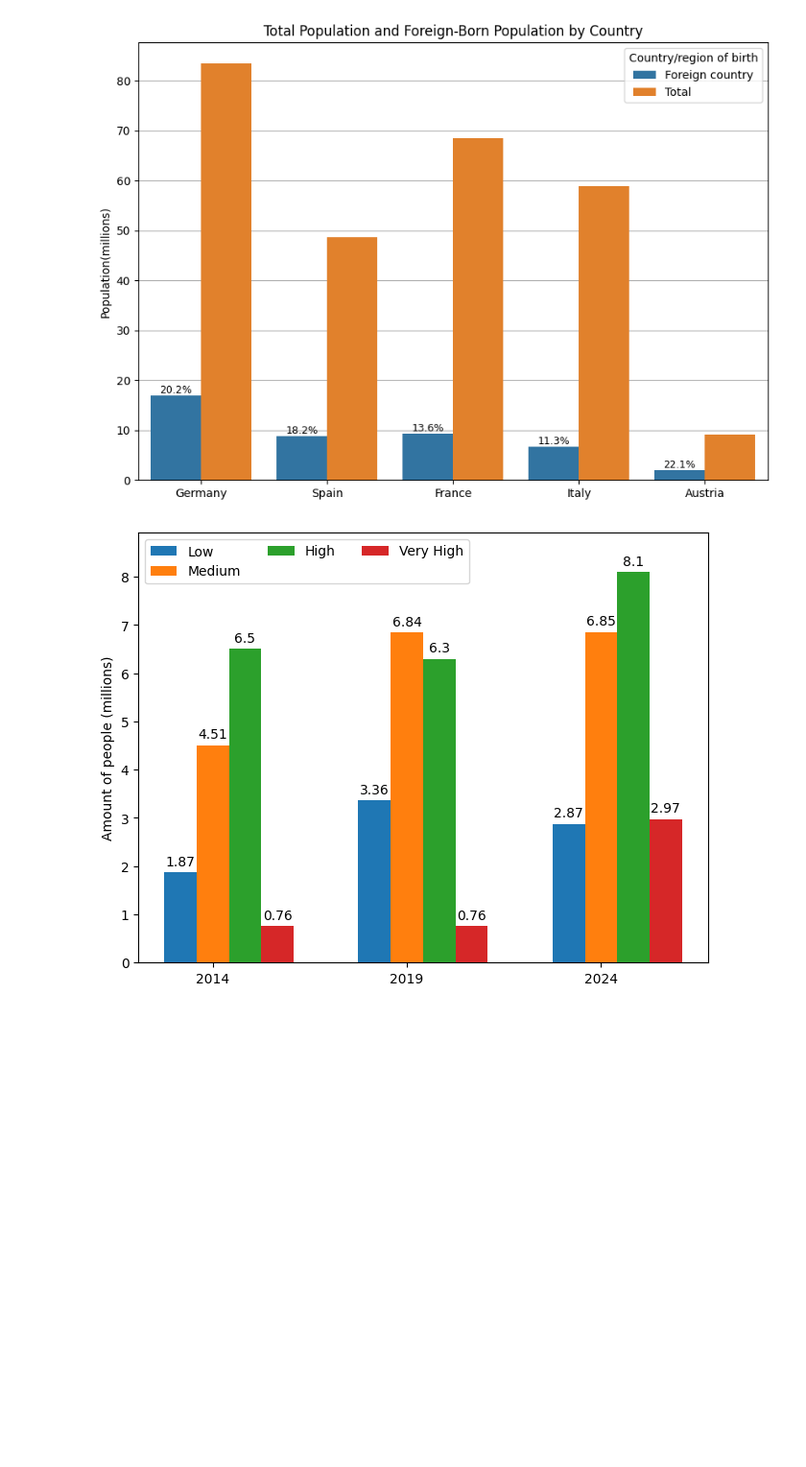
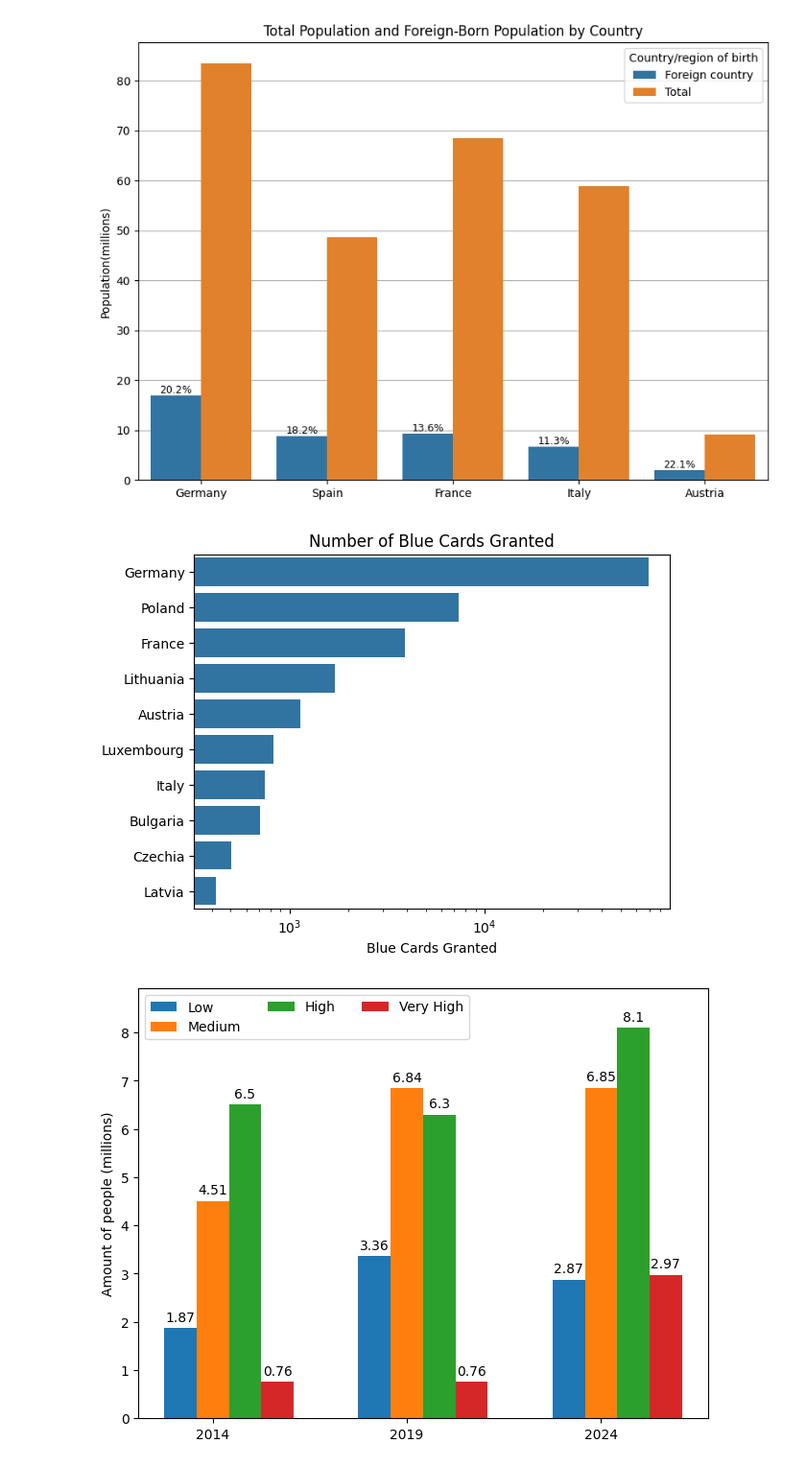
Before and after one commit to loveBeatles/datavis_project, a Jupyter notebook: group_project.ipynb, the cells around one changed output. Shown at 96% size. Drawn from its saved outputs; the diff is of its cells as text; code cells hidden in the pictures; blank space fills up the shorter version.

Commit message:
plot1_for_blue_cards

```diff
--- a/group_project.ipynb
+++ b/group_project.ipynb
@@ -298,6 +298,20 @@ ax.grid(True, axis='y', zorder=0)
 plt.show()
 # %% [output]
 [figure]
+# %%
+url_blue_card_without_citizens = "https://raw.githubusercontent.com/loveBeatles/datavis_project/main/data/blue_cards.csv"
+df_BlueCard_without_citizens = pd.read_csv(url_blue_card_without_citizens,usecols=['geo', 'Geopolitical entity (reporting)', 'isco08', 'International Standard Classification of Occupations 2008 (ISCO-08)', 'TIME_PERIOD', 'OBS_VALUE', 'Decision'])
+df_BlueCard_without_citizens_isco8Total_2023_grant = df_BlueCard_without_citizens.query('isco08 == "TOTAL"').query('TIME_PERIOD == 2023').query('Decision == "Decision to grant"').sort_values('OBS_VALUE', ascending=False)
+
+
+fig, ax = plt.subplots()
+sns.barplot(data=df_BlueCard_without_citizens_isco8Total_2023_grant[:10], y='Geopolitical entity (reporting)', x='OBS_VALUE')
+ax.set_ylabel('')
+ax.set_xlabel('Blue Cards Granted')
+ax.set_title('Number of Blue Cards Granted')
+ax.set_xscale('log')
+# %% [output]
+[figure, added]
 # %%
 # Human_D_of_citizicitizenship
 url_H = "https://raw.githubusercontent.com/loveBeatles/datavis_project/main/data/human.csv"
```
